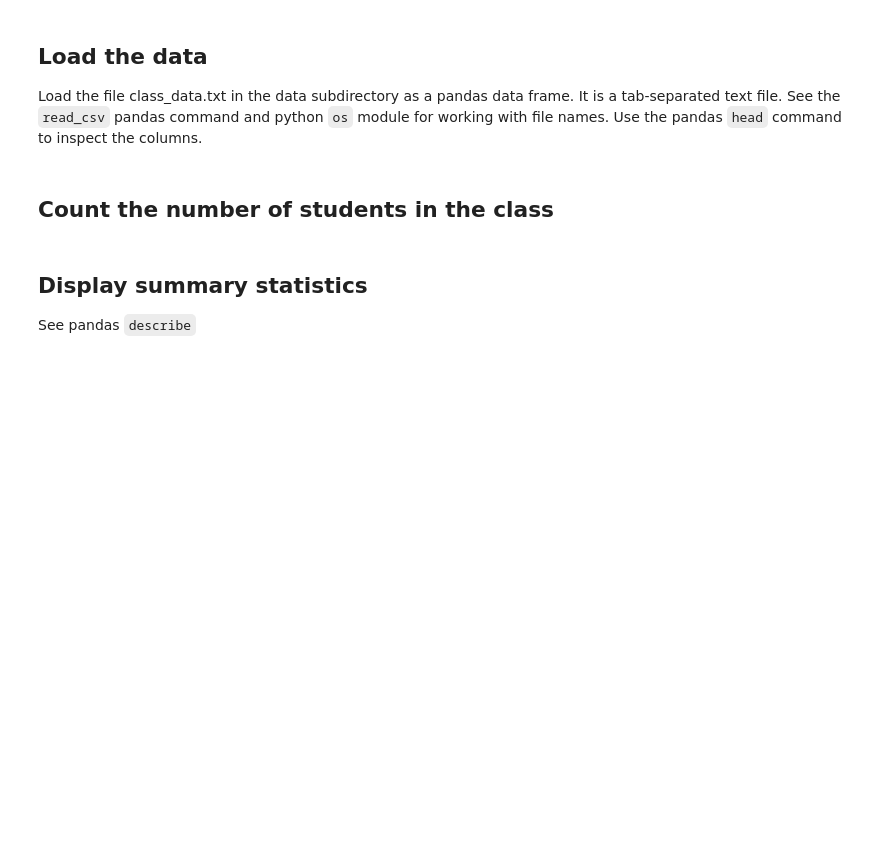
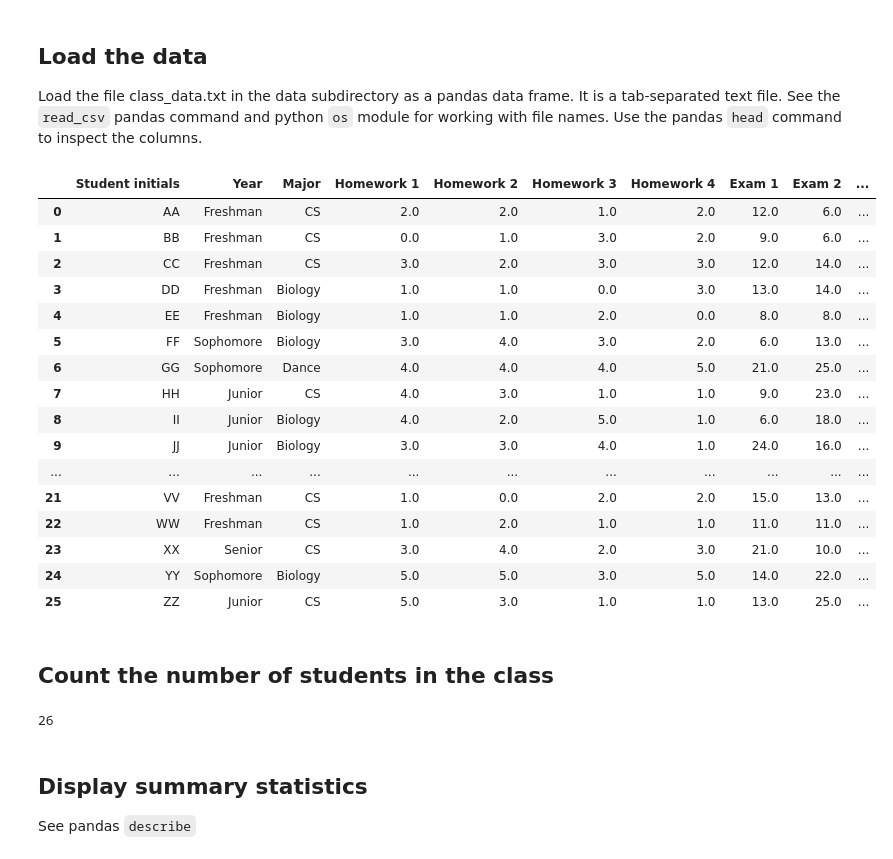
Before and after one commit to gitter-lab/network-notebook-examples, a Jupyter notebook: exercises/explore_class_data.ipynb, the cells around one changed output. Cells and saved outputs as stored; diff of their text form; code cells hidden in the pictures; blank space fills up the shorter version.

```diff
--- a/exercises/explore_class_data.ipynb
+++ b/exercises/explore_class_data.ipynb
@@ -6,8 +6,36 @@ The goal is to learn pandas functions by exploring the toy dataset class_data.tx
 # %% [markdown]
 ## Load the data
 Load the file class_data.txt in the data subdirectory as a pandas data frame.  It is a tab-separated text file.  See the `read_csv` pandas command and python `os` module for working with file names.  Use the pandas `head` command to inspect the columns.
+# %%
+import os
+import pandas as pd
+
+test_df = pd.read_csv('../data/class_data.txt', sep = '\t')
+test_df[:26]
+# %% [output]
+|  | Student initials | Year | Major | Homework 1 | Homework 2 | Homework 3 | Homework 4 | Exam 1 | Exam 2 | ... |
+| 0 | AA | Freshman | CS | 2.0 | 2.0 | 1.0 | 2.0 | 12.0 | 6.0 | ... |
+| 1 | BB | Freshman | CS | 0.0 | 1.0 | 3.0 | 2.0 | 9.0 | 6.0 | ... |
+| 2 | CC | Freshman | CS | 3.0 | 2.0 | 3.0 | 3.0 | 12.0 | 14.0 | ... |
+| 3 | DD | Freshman | Biology | 1.0 | 1.0 | 0.0 | 3.0 | 13.0 | 14.0 | ... |
+| 4 | EE | Freshman | Biology | 1.0 | 1.0 | 2.0 | 0.0 | 8.0 | 8.0 | ... |
+| 5 | FF | Sophomore | Biology | 3.0 | 4.0 | 3.0 | 2.0 | 6.0 | 13.0 | ... |
+| 6 | GG | Sophomore | Dance | 4.0 | 4.0 | 4.0 | 5.0 | 21.0 | 25.0 | ... |
+| 7 | HH | Junior | CS | 4.0 | 3.0 | 1.0 | 1.0 | 9.0 | 23.0 | ... |
+| 8 | II | Junior | Biology | 4.0 | 2.0 | 5.0 | 1.0 | 6.0 | 18.0 | ... |
+| 9 | JJ | Junior | Biology | 3.0 | 3.0 | 4.0 | 1.0 | 24.0 | 16.0 | ... |
+| ... | ... | ... | ... | ... | ... | ... | ... | ... | ... | ... |
+| 21 | VV | Freshman | CS | 1.0 | 0.0 | 2.0 | 2.0 | 15.0 | 13.0 | ... |
+| 22 | WW | Freshman | CS | 1.0 | 2.0 | 1.0 | 1.0 | 11.0 | 11.0 | ... |
+| 23 | XX | Senior | CS | 3.0 | 4.0 | 2.0 | 3.0 | 21.0 | 10.0 | ... |
+| 24 | YY | Sophomore | Biology | 5.0 | 5.0 | 3.0 | 5.0 | 14.0 | 22.0 | ... |
+| 25 | ZZ | Junior | CS | 5.0 | 3.0 | 1.0 | 1.0 | 13.0 | 25.0 | ... |
 # %% [markdown]
 ## Count the number of students in the class
+# %%
+test_df['Student initials'].count()
+# %% [output]
+26
 # %% [markdown]
 ## Display summary statistics
 See pandas `describe`
```
Also changed, not shown: parts of 12 cells of this notebook.
